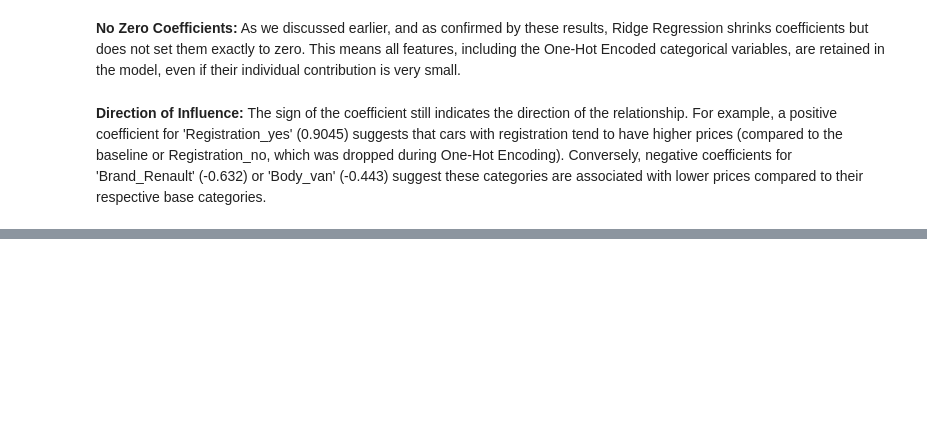
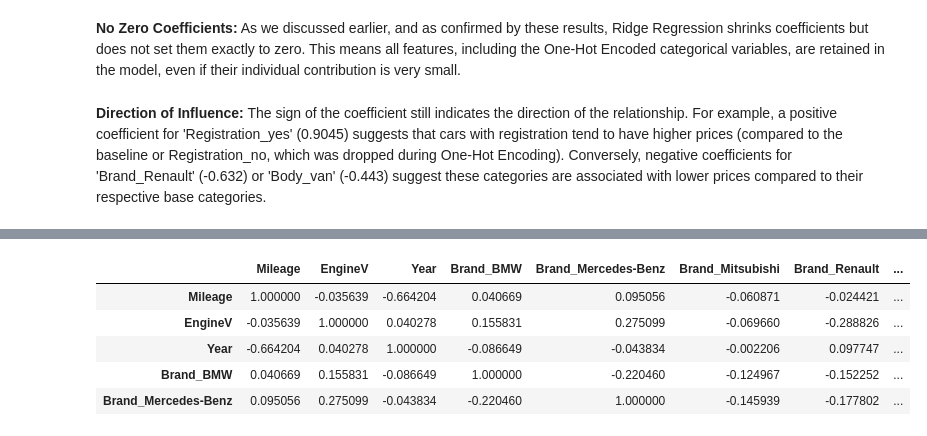
Before and after one commit to suyogy1-bot/Machine_Learning, a Jupyter notebook: Car_Price_Prediction/Linear_Ridge_&_Lasso_Regression_(1).ipynb, the cells around one changed output, grey strips where cells are left out. Saved outputs shown, nothing was run; the diff lists cells and outputs as text; code cells hidden in the pictures; blank space fills up the shorter version.

```diff
--- a/Car_Price_Prediction/Linear_Ridge_&_Lasso_Regression_(1).ipynb
+++ b/Car_Price_Prediction/Linear_Ridge_&_Lasso_Regression_(1).ipynb
@@ -1401,0 +1424,13 @@ Ridge regression is effective at handling multicollinearity (when features are h
+# %%
+# Calculate the correlation matrix for X_ohe
+correlation_matrix_ohe = X_ohe.corr()
+
+# Display the correlation matrix (first 5 rows/cols for brevity if too large)
+display(correlation_matrix_ohe.head())
+# %% [output]
+|  | Mileage | EngineV | Year | Brand_BMW | Brand_Mercedes-Benz | Brand_Mitsubishi | Brand_Renault | ... |
+| Mileage | 1.000000 | -0.035639 | -0.664204 | 0.040669 | 0.095056 | -0.060871 | -0.024421 | ... |
+| EngineV | -0.035639 | 1.000000 | 0.040278 | 0.155831 | 0.275099 | -0.069660 | -0.288826 | ... |
+| Year | -0.664204 | 0.040278 | 1.000000 | -0.086649 | -0.043834 | -0.002206 | 0.097747 | ... |
+| Brand_BMW | 0.040669 | 0.155831 | -0.086649 | 1.000000 | -0.220460 | -0.124967 | -0.152252 | ... |
+| Brand_Mercedes-Benz | 0.095056 | 0.275099 | -0.043834 | -0.220460 | 1.000000 | -0.145939 | -0.177802 | ... |
```
Also changed, not shown: parts of 17 cells of this notebook.
